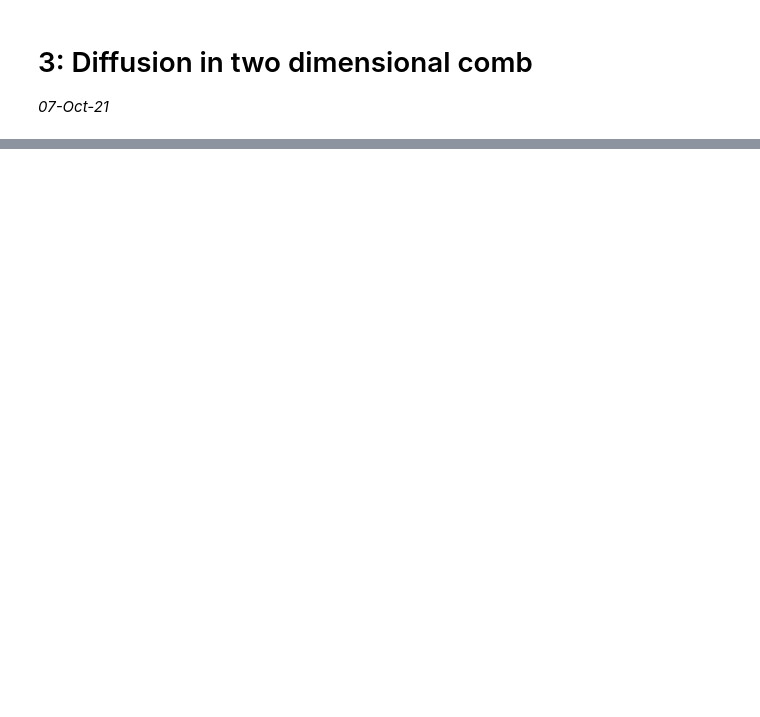
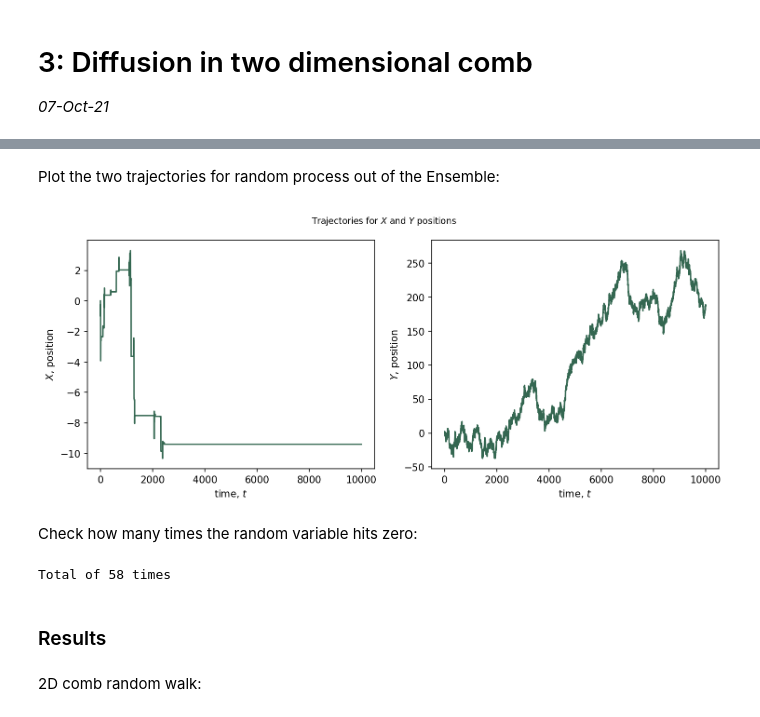
Before and after one commit to zelenelez/brownian_motion_simulations, a Jupyter notebook: _build/jupyter_execute/02/2_d-comb.ipynb, the cells around one changed output, grey strips where cells are left out. Saved outputs shown, nothing was run; the diff lists cells and outputs as text; code cells hidden in the pictures; blank space fills up the shorter version.

```diff
--- a/_build/jupyter_execute/02/2_d-comb.ipynb
+++ b/_build/jupyter_execute/02/2_d-comb.ipynb
@@ -91,0 +260,64 @@ plt.show()
+# %%
+# Define parametrs for BM process
+n = 10**4 # Size of Ensemble
+V = 0  # Drift for the diffusion process, v - external force (drift)
+Dx = Dy = 1  # Di - diffusion coefficient
+interval_size = 1 # dt = interval_size
+y0 = 0  # y0 - starting point
+tt = 10_000  # tt - total time for each simulation
+sigma = 0.01 # scaling factor for Dirac mimic function, A(y)
+
+
+# Run simulations
+motions = []
+for i in range(0, n):
+  motions.append(Brownian_motion_Langevin(drift=V,
+                                          diffusion_coefficientx=Dx,
+                                          diffusion_coefficienty=Dy,
+                                          sigma=sigma,
+                                          initial_y=y0,
+                                          simulation_time=tt,
+                                          sampling_points=interval_size))
+# %% [markdown]
+Plot the two trajectories for random process out of the Ensemble:
+# %%
+# Matplotlib subplot
+figure, (ax1, ax2) = plt.subplots(1, 2, figsize=(10, 4), dpi=150)
+plt.suptitle(r"Trajectories for $X$ and $Y$ positions", fontsize=9, y=1.05)
+
+# Pick random motion
+rand_motion = random.randint(0, n)
+r = motions[rand_motion].solution2d
+
+# Plot the two axis
+time = np.arange(0,tt+1,1)
+
+ax1.plot(time, r[0], color="#346751")
+ax1.set_xlabel(r'time, $t$')
+ax1.set_ylabel(r'$X$, position')
+
+ax2.plot(time, r[1], color="#346751")
+ax2.set_xlabel(r'time, $t$')
+ax2.set_ylabel(r'$Y$, position')
+
+plt.tight_layout()
+plt.show()
+# %% [output]
+[figure, added]
+# %% [markdown]
+Check how many times the random variable hits zero:
+# %%
+# Random check
+count = 0
+for i in range(0, tt+1, 1):
+  if np.round(r[1][i]) == 0.0:
+    # print("X touches zero at:  ", i)
+    count+=1
+
+print("\nTotal of {} times".format(count))
+# %% [output]
+Total of 58 times
+# %% [markdown]
+### Results
+# %% [markdown]
+2D comb random walk:
```
Also changed, not shown: parts of 23 cells of this notebook, 32 other files.
